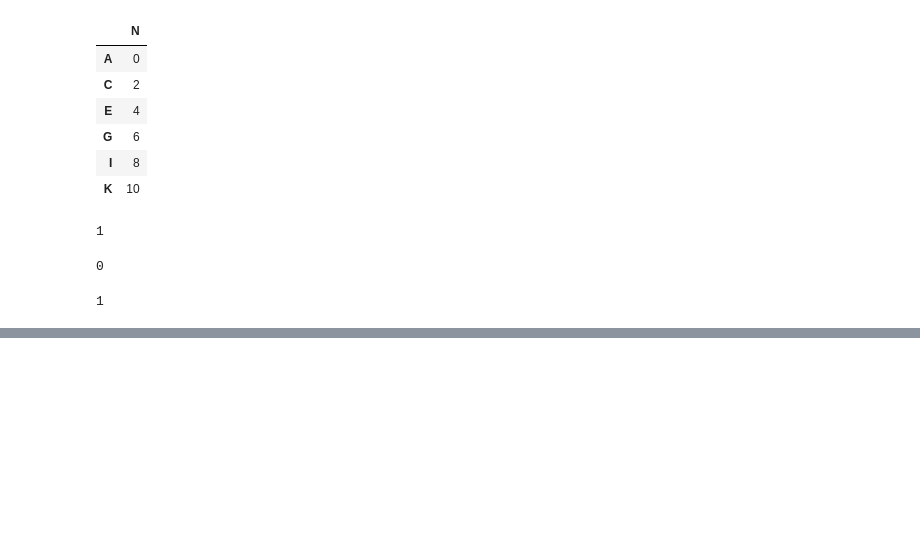
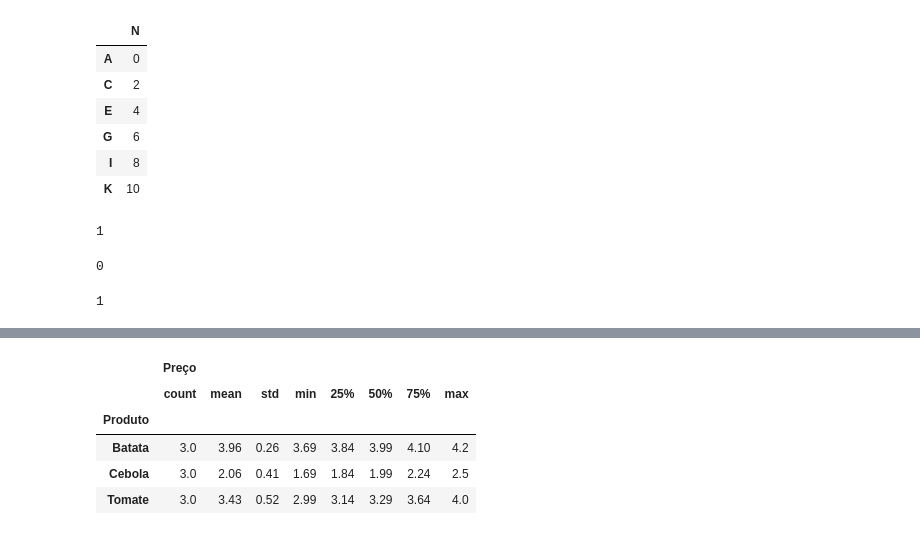
Before and after one commit to musashisama/ds_alura, a Jupyter notebook: 02 - Data Science - Introdução ao Python Pandas/static/extras/Exercícios.ipynb, the cells around one changed output, grey strips where cells are left out. Saved outputs shown, nothing was run; the diff lists cells and outputs as text; code cells hidden in the pictures; blank space fills up the shorter version.

```diff
--- a/02 - Data Science - Introdução ao Python Pandas/static/extras/Exercícios.ipynb
+++ b/02 - Data Science - Introdução ao Python Pandas/static/extras/Exercícios.ipynb
@@ -47,0 +320,12 @@ df
+# %%
+precos = pd.DataFrame([['Feira', 'Cebola', 2.5],
+                        ['Mercado', 'Cebola', 1.99],
+                        ['Supermercado', 'Cebola', 1.69],
+                        ['Feira', 'Tomate', 4],
+                        ['Mercado', 'Tomate', 3.29],
+                        ['Supermercado', 'Tomate', 2.99],
+                        ['Feira', 'Batata', 4.2],
+                        ['Mercado', 'Batata', 3.99],
+                        ['Supermercado', 'Batata', 3.69]],
+                        columns = ['Local', 'Produto', 'Preço'])
+precos
@@ -47,0 +343,10 @@ df
+# %%
+produtos = precos.groupby("Produto")
+produtos.describe().round(2)
+# %% [output]
+|  | Preço |  |  |  |  |  |  |  |
+|  | count | mean | std | min | 25% | 50% | 75% | max |
+| Produto |  |  |  |  |  |  |  |  |
+| Batata | 3.0 | 3.96 | 0.26 | 3.69 | 3.84 | 3.99 | 4.10 | 4.2 |
+| Cebola | 3.0 | 2.06 | 0.41 | 1.69 | 1.84 | 1.99 | 2.24 | 2.5 |
+| Tomate | 3.0 | 3.43 | 0.52 | 2.99 | 3.14 | 3.29 | 3.64 | 4.0 |
```
Also changed, not shown: parts of 29 cells of this notebook, 15 other files.
